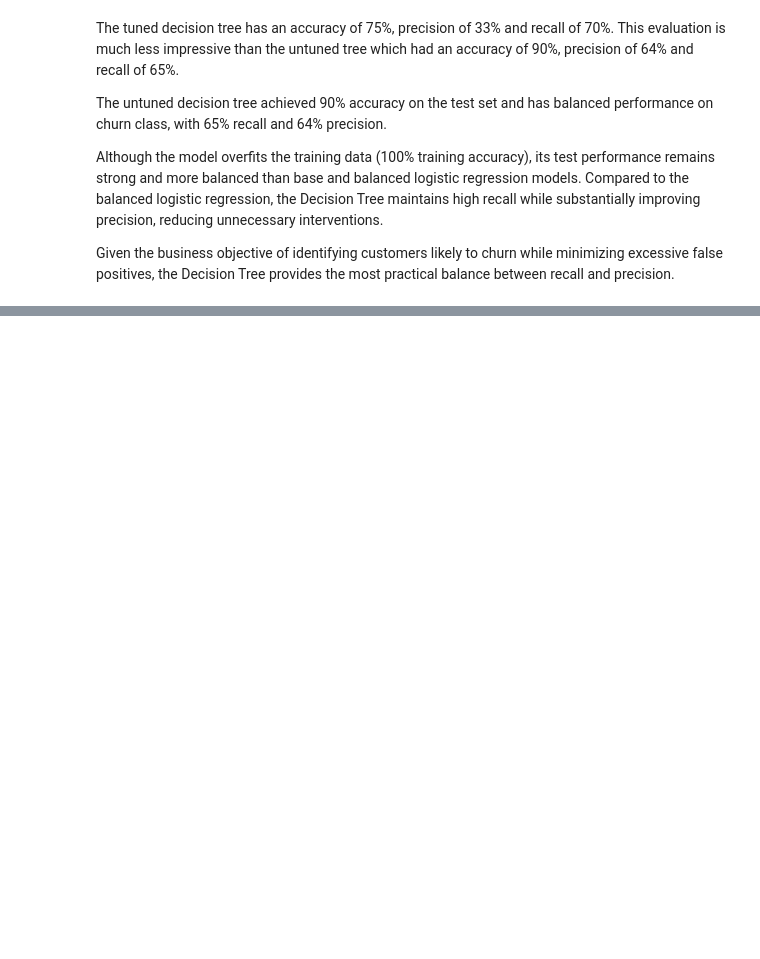
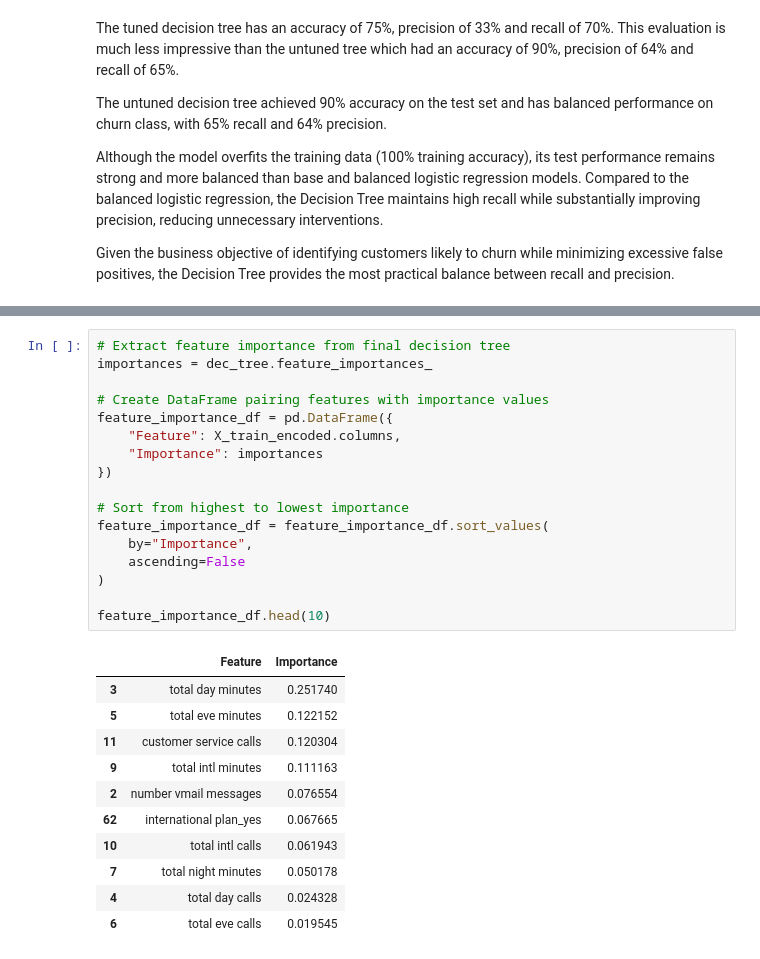
Before and after one commit to timmunene/SyriaTel_P3, a Jupyter notebook: Syriatel_Churn.ipynb, the cells around one changed output, grey strips where cells are left out. Drawn from its saved outputs; the diff is of its cells as text; blank space fills up the shorter version.

```diff
--- a/Syriatel_Churn.ipynb
+++ b/Syriatel_Churn.ipynb
@@ -395,0 +421,29 @@ Given the business objective of identifying customers likely to churn while mini
+# %%
+# Extract feature importance from final decision tree
+importances = dec_tree.feature_importances_
+
+# Create DataFrame pairing features with importance values
+feature_importance_df = pd.DataFrame({
+    "Feature": X_train_encoded.columns,
+    "Importance": importances
+})
+
+# Sort from highest to lowest importance
+feature_importance_df = feature_importance_df.sort_values(
+    by="Importance",
+    ascending=False
+)
+
+feature_importance_df.head(10)
+# %% [output]
+|  | Feature | Importance |
+| 3 | total day minutes | 0.251740 |
+| 5 | total eve minutes | 0.122152 |
+| 11 | customer service calls | 0.120304 |
+| 9 | total intl minutes | 0.111163 |
+| 2 | number vmail messages | 0.076554 |
+| 62 | international plan_yes | 0.067665 |
+| 10 | total intl calls | 0.061943 |
+| 7 | total night minutes | 0.050178 |
+| 4 | total day calls | 0.024328 |
+| 6 | total eve calls | 0.019545 |
```
Also changed, not shown: parts of 8 cells of this notebook, 3 other files.
